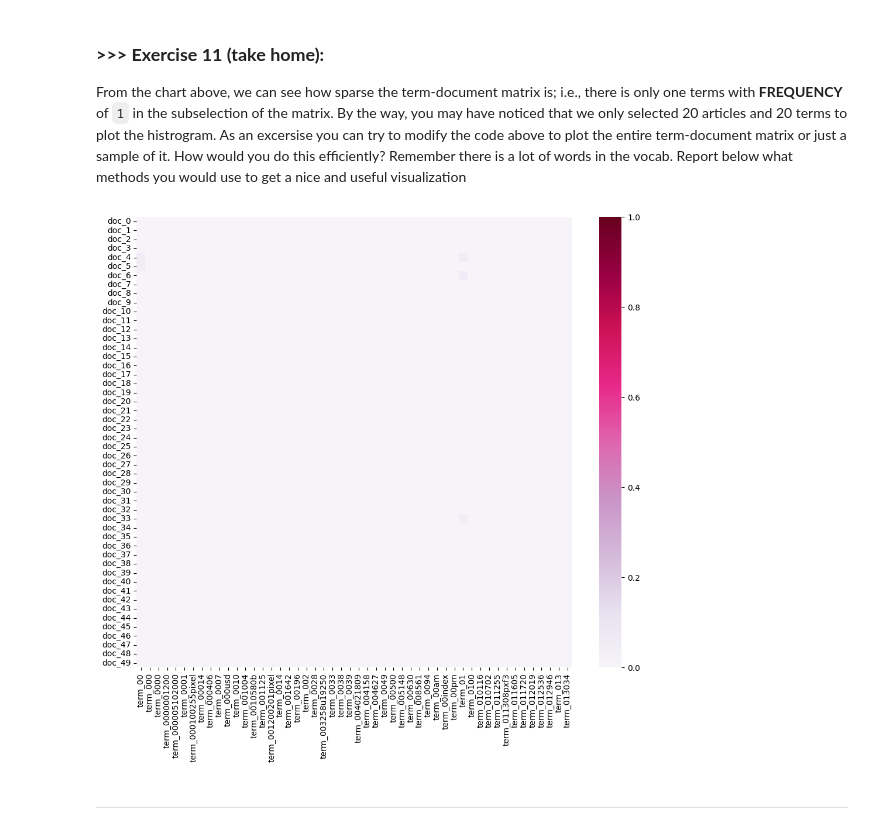
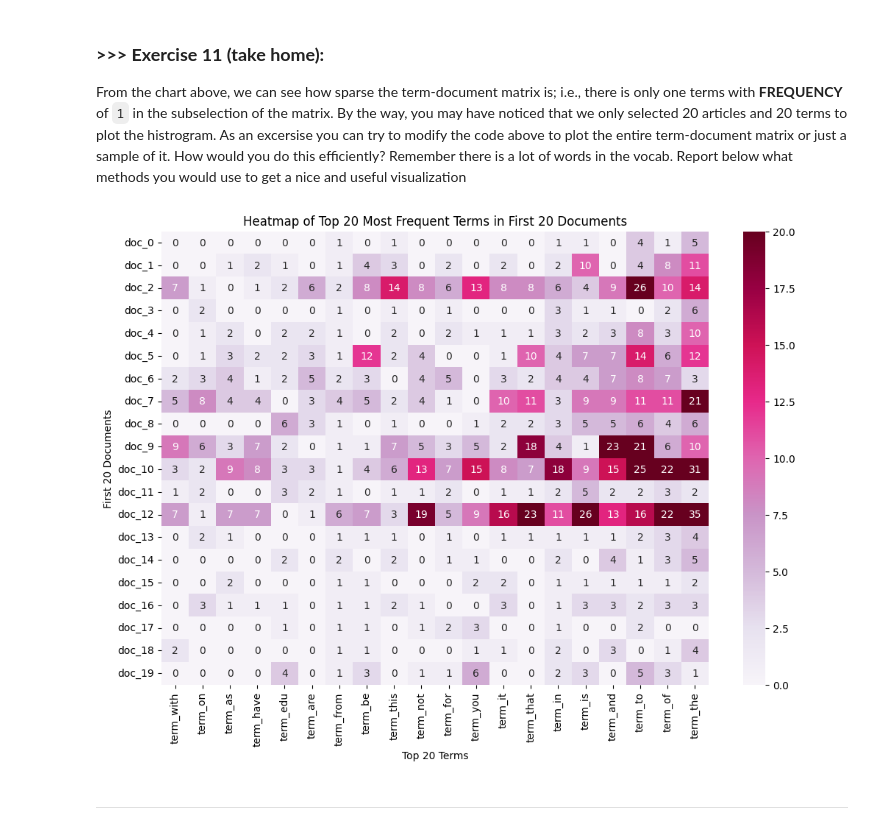
Before and after one commit to hhhwei23/DM2024-Lab1-Master, a Jupyter notebook: DM2024-Lab1-Master.ipynb, the cells around one changed output. Cells and saved outputs as stored; diff of their text form; code cells hidden in the pictures.

```diff
--- a/DM2024-Lab1-Master.ipynb
+++ b/DM2024-Lab1-Master.ipynb
@@ -1213,38 +1219,35 @@ Check out more beautiful color palettes here: https://python-graph-gallery.com/1
 # %% [markdown]
 ### **>>> Exercise 11 (take home):**
 From the chart above, we can see how sparse the term-document matrix is; i.e., there is only one terms with **FREQUENCY** of `1` in the subselection of the matrix. By the way, you may have noticed that we only selected 20 articles and 20 terms to plot the histrogram. As an excersise you can try to modify the code above to plot the entire term-document matrix or just a sample of it. How would you do this efficiently? Remember there is a lot of words in the vocab. Report below what methods you would use to get a nice and useful visualization
-# %%
-# Answer here
-from sklearn.feature_extraction.text import TfidfTransformer
-import pandas as pd
-
-tfidf_transformer = TfidfTransformer()
-x_tfidf = tfidf_transformer.fit_transform(X_counts)
-
-dense_matrix = x_tfidf.toarray()
-
-num_docs = 50
-num_terms = 50
-plot_d = dense_matrix[0:num_docs, 0:num_terms]
-
-# first twenty features only
-plot_x = ["term_"+str(i) for i in count_vect.get_feature_names_out()[0:num_terms]]
-plot_x
-
-# obtain document index
-plot_y = ["doc_"+ str(i) for i in list(X.index)[0:num_docs]]
-plot_y
-
-df_todraw = pd.DataFrame(plot_d, columns=plot_x, index=plot_y)
-
-plt.subplots(figsize = (12, 10))
-ax = sns.heatmap(df_todraw,
-                 cmap="PuRd",
-                 vmin=0,
-                 vmax=1,
-                 annot=False)
-# %% [output]
-[figure, removed]
+# %%
+import numpy as np
+import pandas as pd
+import matplotlib.pyplot as plt
+import seaborn as sns
+
+plot_x = ["term_"+str(i) for i in count_vect.get_feature_names_out()]
+plot_y = ["doc_"+ str(i) for i in list(X.index)]
+plot_z = X_counts.toarray()
+# Step 1: Identify the top 20 most frequent terms across all documents
+term_frequencies = np.sum(plot_z, axis=0)  # Sum of term frequencies across all documents
+top_20_term_indices = np.argsort(term_frequencies)[-20:]  # Indices of the top 20 most frequent terms
+
+# Get the names of the top 20 most frequent terms
+top_20_terms = [plot_x[i] for i in top_20_term_indices]
+
+# Step 2: Select the first 20 documents and the top 20 terms for visualization
+df_todraw = pd.DataFrame(plot_z, columns=plot_x, index=plot_y)  # Create the full DataFrame
+df_filtered = df_todraw.iloc[:20, top_20_term_indices]  # Select the first 20 documents and top 20 terms
+
+# Plot the heatmap for the filtered data
+plt.figure(figsize=(12, 8))
+ax = sns.heatmap(df_filtered, cmap="PuRd", vmin=0, vmax=20, annot=True)
+plt.title('Heatmap of Top 20 Most Frequent Terms in First 20 Documents')
+plt.xlabel('Top 20 Terms')
+plt.ylabel('First 20 Documents')
+plt.show()
+# %% [output]
+[figure, added]
 # %% [markdown]
 ---
 # %% [markdown]
```
Also changed, not shown: parts of 31 cells of this notebook, 3 other files.
